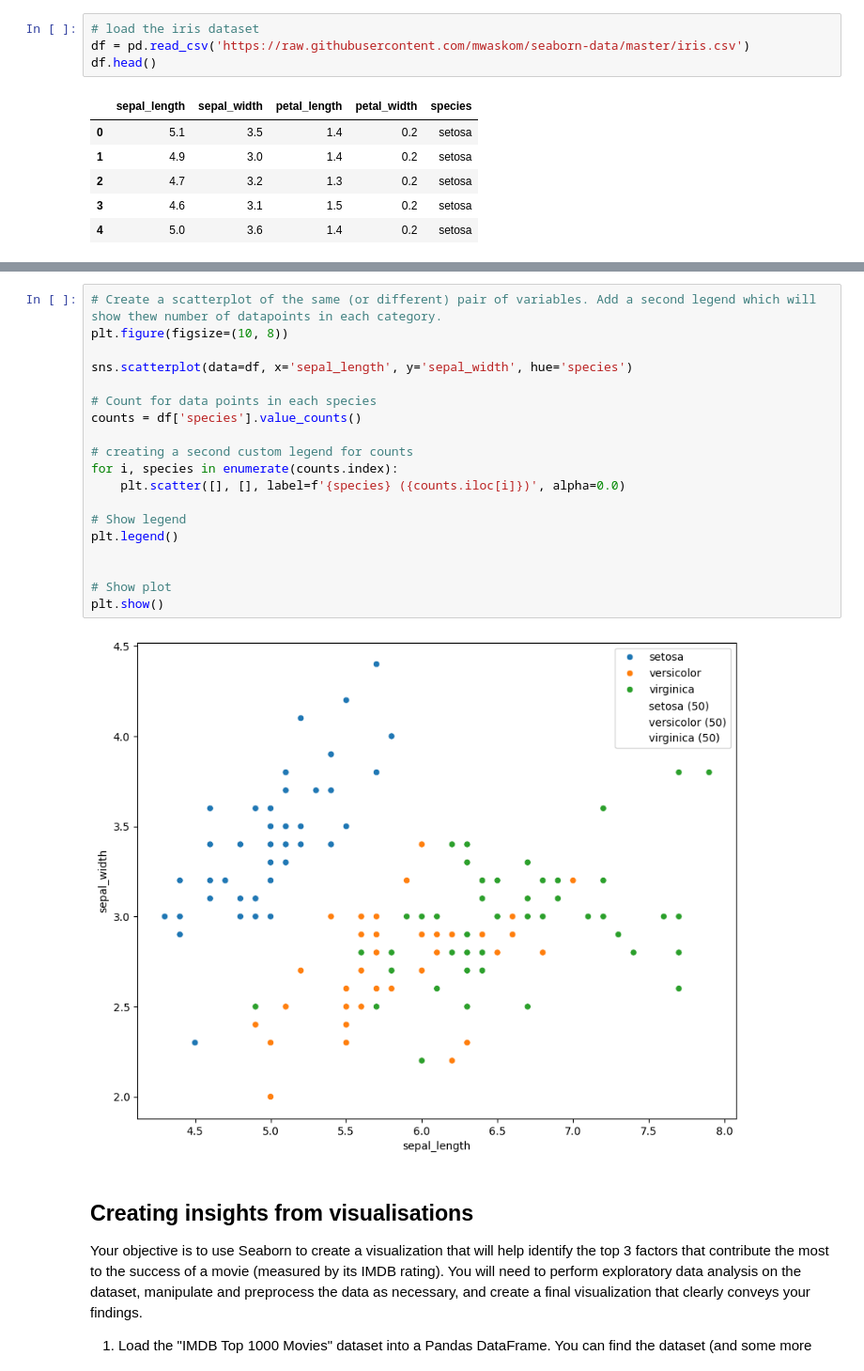
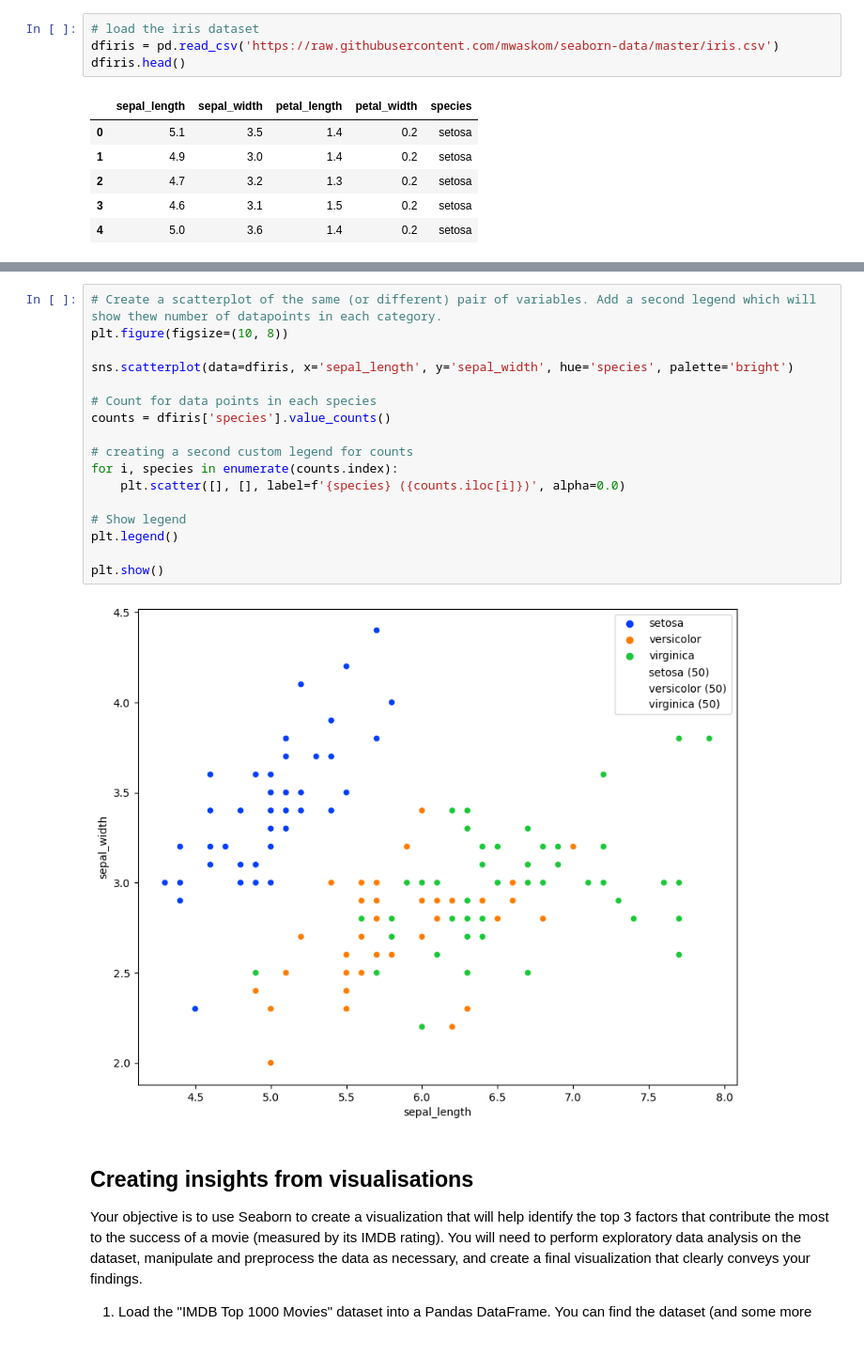
Before and after one commit to MachukaJoy/datavisualization_week2, a Jupyter notebook: week2_assignment.ipynb, the cells around one changed output, grey strips where cells are left out. Shown at 94% size. Cells and saved outputs as stored; diff of their text form.

```diff
--- a/week2_assignment.ipynb
+++ b/week2_assignment.ipynb
@@ -14,8 +14,8 @@ import matplotlib.pyplot as plt
 import re
 # %%
 # load the iris dataset
-df = pd.read_csv('https://raw.githubusercontent.com/mwaskom/seaborn-data/master/iris.csv')
-df.head()
+dfiris = pd.read_csv('https://raw.githubusercontent.com/mwaskom/seaborn-data/master/iris.csv')
+dfiris.head()
 # %% [output]
 |  | sepal_length | sepal_width | petal_length | petal_width | species |
 | 0 | 5.1 | 3.5 | 1.4 | 0.2 | setosa |
@@ -55,24 +55,22 @@ plt.show()
 # %%
 # Create a scatterplot of the same (or different) pair of variables. Add a second legend which will show thew number of datapoints in each category.
 plt.figure(figsize=(10, 8))
 
-sns.scatterplot(data=df, x='sepal_length', y='sepal_width', hue='species')
+sns.scatterplot(data=dfiris, x='sepal_length', y='sepal_width', hue='species', palette='bright')
 
 # Count for data points in each species
-counts = df['species'].value_counts()
+counts = dfiris['species'].value_counts()
 
 # creating a second custom legend for counts
 for i, species in enumerate(counts.index):
     plt.scatter([], [], label=f'{species} ({counts.iloc[i]})', alpha=0.0)
 
 # Show legend
 plt.legend()
 
-
-# Show plot
 plt.show()
 # %% [output]
-[figure, old version]
+[figure, new version]
 # %% [markdown]
 ## Creating insights from visualisations
 Your objective is to use Seaborn to create a visualization that will help identify the top 3 factors that contribute the most to the success of a movie (measured by its IMDB rating). You will need to perform exploratory data analysis on the dataset, manipulate and preprocess the data as necessary, and create a final visualization that clearly conveys your findings.
```
Also changed, not shown: parts of 36 cells of this notebook.
